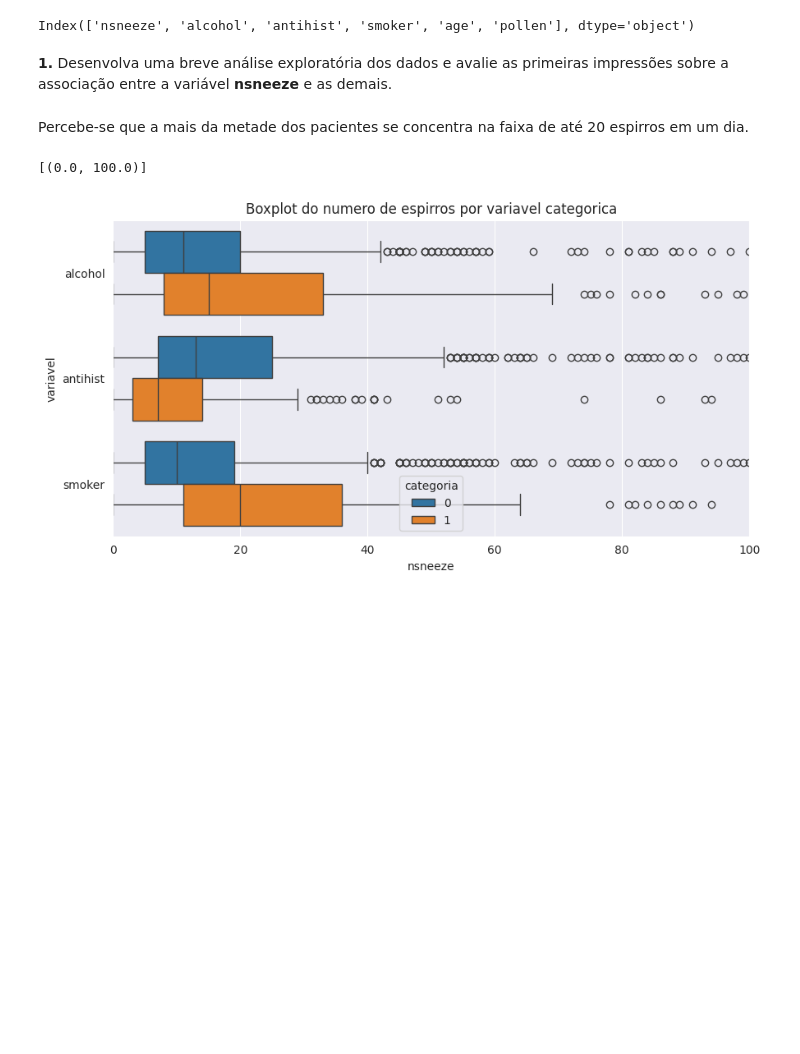
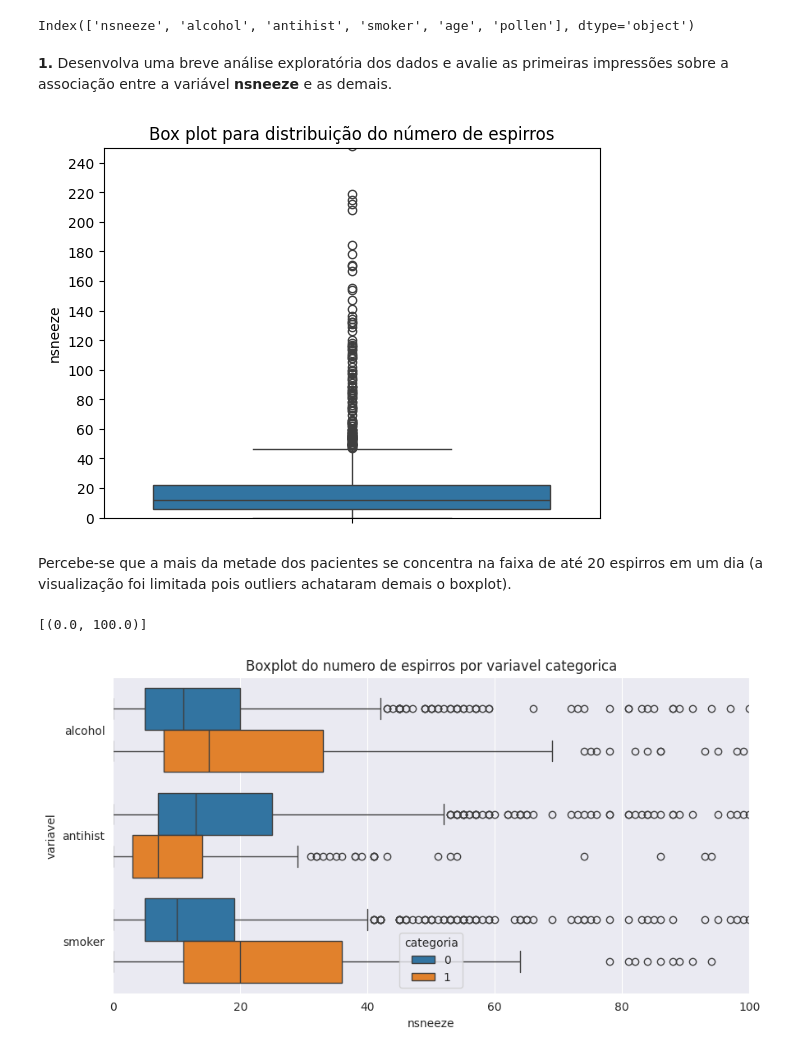
Before and after one commit to FelipeCarneiroMachado/SME023-Avaliacao2, a Jupyter notebook: SME0823_Avaliação_2_FELIPE_CARNEIRO_MACHADO.ipynb, the cells around one changed output. Saved outputs shown, nothing was run; the diff lists cells and outputs as text; code cells hidden in the pictures; blank space fills up the shorter version.

```diff
--- a/SME0823_Avaliação_2_FELIPE_CARNEIRO_MACHADO.ipynb
+++ b/SME0823_Avaliação_2_FELIPE_CARNEIRO_MACHADO.ipynb
@@ -131,10 +131,14 @@ Index(['nsneeze', 'alcohol', 'antihist', 'smoker', 'age', 'pollen'], dtype='obje
 
 **1.** Desenvolva uma breve análise exploratória dos dados e avalie as primeiras impressões sobre a associação entre a variável **nsneeze** e as demais.
 # %%
-fig = px.histogram(df, x="nsneeze", title="Histograma do numero de espirros")
-fig.show()
+ax = sns.boxplot(df, y = "nsneeze")
+ax.set_title("Box plot para distribuição do número de espirros")
+ax.set(ylim=(0, 250))
+t = ax.set_yticks(np.arange(0, 250, 20))
+# %% [output]
+[figure, added]
 # %% [markdown]
-Percebe-se que a mais da metade dos pacientes se concentra na faixa de até 20 espirros em um dia.
+Percebe-se que a mais da metade dos pacientes se concentra na faixa de até 20 espirros em um dia (a visualização foi limitada pois outliers achataram demais o boxplot).
 # %%
 fig, ax = plt.subplots(1, 1, figsize=(10, 5))
 
```
